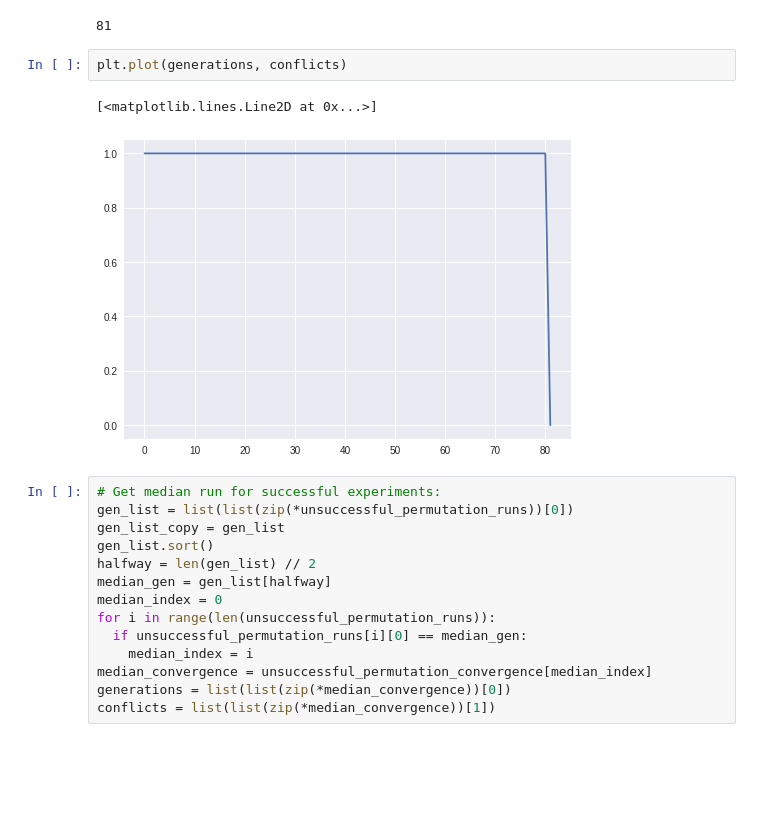
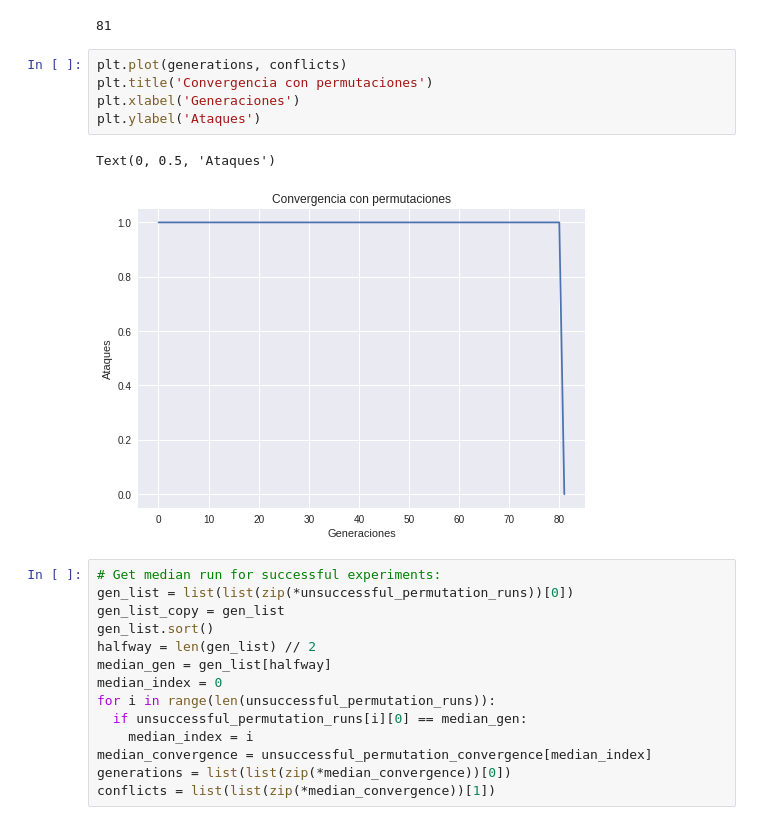
Before and after one commit to arturomf94/ce-mia, a Jupyter notebook: tarea1.ipynb, the cells around one changed output. Cells and saved outputs as stored; diff of their text form; blank space fills up the shorter version.

Commit message:
modify graphs

```diff
--- a/tarea1.ipynb
+++ b/tarea1.ipynb
@@ -240,11 +240,14 @@ conflicts = list(list(zip(*median_convergence))[1])
 median_gen
 # %% [output]
 81
-# %%
-plt.plot(generations, conflicts)
-# %% [output]
-[<matplotlib.lines.Line2D at 0x...>]
-[figure, removed]
+# %%
+plt.plot(generations, conflicts)
+plt.title('Convergencia con permutaciones')
+plt.xlabel('Generaciones')
+plt.ylabel('Ataques')
+# %% [output]
+Text(0, 0.5, 'Ataques')
+[figure, added]
 # %%
 # Get median run for successful experiments:
 gen_list = list(list(zip(*unsuccessful_permutation_runs))[0])
```
Also changed, not shown: parts of 2 cells of this notebook.
